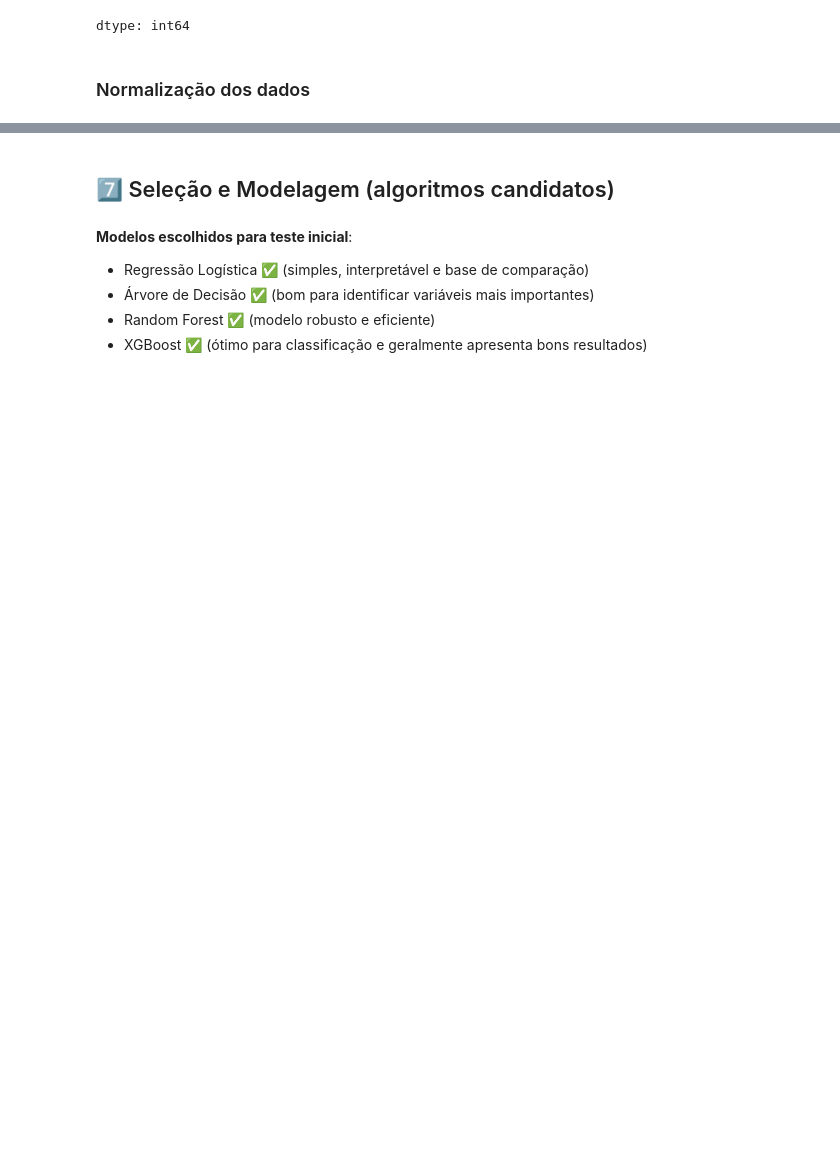
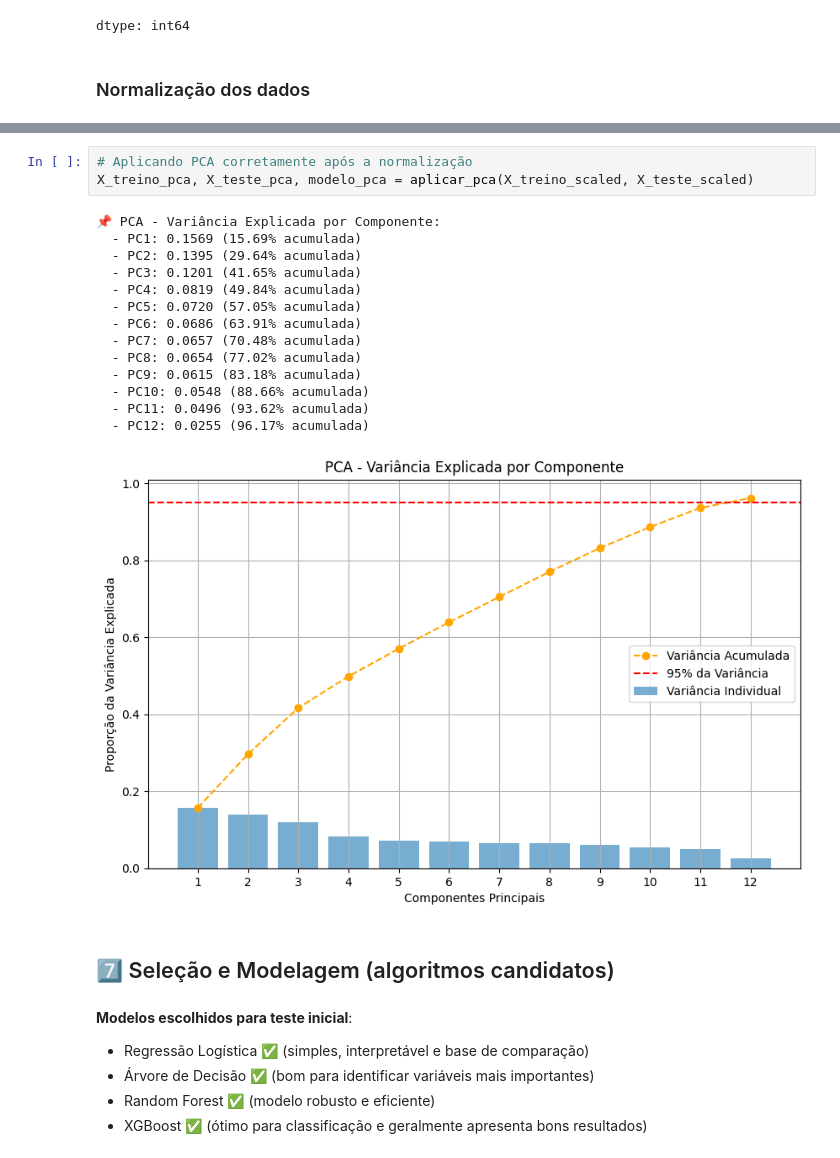
Before and after one commit to matheusvazdata/ml-classificacao-analise-de-inadimplencia, a Jupyter notebook: Projeto_ML_Coder_House_Classificacao.ipynb, the cells around one changed output, grey strips where cells are left out. Drawn from its saved outputs; the diff is of its cells as text; blank space fills up the shorter version.

```diff
--- a/Projeto_ML_Coder_House_Classificacao.ipynb
+++ b/Projeto_ML_Coder_House_Classificacao.ipynb
@@ -877,3 +855,21 @@ X_treino_scaled, X_teste_scaled, scaler = normalizar_dados(X_treino, X_teste)
+# %%
+# Aplicando PCA corretamente após a normalização
+X_treino_pca, X_teste_pca, modelo_pca = aplicar_pca(X_treino_scaled, X_teste_scaled)
+# %% [output]
+📌 PCA - Variância Explicada por Componente:
+  - PC1: 0.1569 (15.69% acumulada)
+  - PC2: 0.1395 (29.64% acumulada)
+  - PC3: 0.1201 (41.65% acumulada)
+  - PC4: 0.0819 (49.84% acumulada)
+  - PC5: 0.0720 (57.05% acumulada)
+  - PC6: 0.0686 (63.91% acumulada)
+  - PC7: 0.0657 (70.48% acumulada)
+  - PC8: 0.0654 (77.02% acumulada)
+  - PC9: 0.0615 (83.18% acumulada)
+  - PC10: 0.0548 (88.66% acumulada)
+  - PC11: 0.0496 (93.62% acumulada)
+  - PC12: 0.0255 (96.17% acumulada)
+[figure, added]
 # %% [markdown]
 ## 7️⃣ Seleção e Modelagem (algoritmos candidatos)
 # %% [markdown]
```
Also changed, not shown: parts of 44 cells of this notebook.
